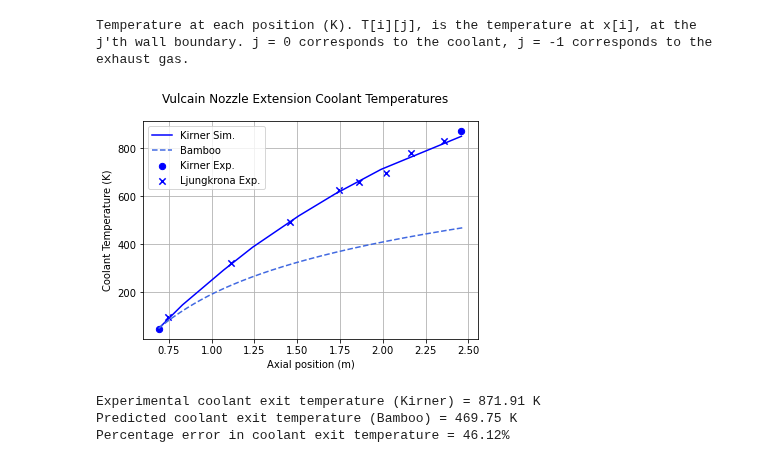
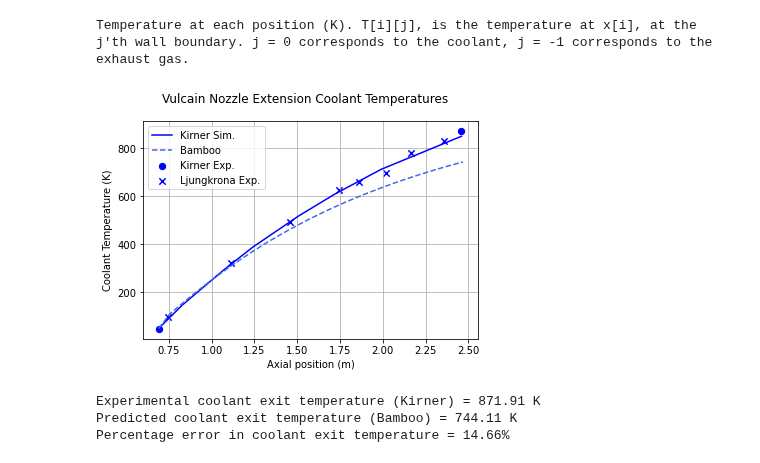
Before and after one commit to cuspaceflight/bamboo, a Jupyter notebook: Vulcain Nozzle Extension.ipynb, the cells around one changed output. Drawn from its saved outputs; the diff is of its cells as text; code cells hidden in the pictures.

```diff
--- a/Vulcain Nozzle Extension.ipynb
+++ b/Vulcain Nozzle Extension.ipynb
@@ -166,7 +166,7 @@ cooling_jacket = bam.CoolingJacket(T_coolant_in = data["Kirner"]["Extension Cool
                                    mdot_coolant = mdot_coolant,
                                    configuration = "spiral",
                                    channel_height = channel_height,
-                                   number_of_channels = number_of_channels,
+                                   number_of_fins = number_of_channels,
                                    blockage_ratio = blockage_ratio,
                                    roughness = roughness,
                                    channel_width = channel_width,
@@ -213,35 +213,35 @@ ax.plot(bamboo_results["x"],
         label= "Bamboo",
         color= "royalblue",
         linestyle = "--")
 
 # Plot their experimental datapoints
 ax.scatter(data["Kirner"]["Extension Coolant Temperature (Exp)"]["x"],
            data["Kirner"]["Extension Coolant Temperature (Exp)"]["y"],
            s = 40,
            marker = 'o',
            color = "blue",
            label = "Kirner Exp.")
 
 ax.scatter(data["Ljungkrona"]["Extension Coolant Temperature (Exp)"]["x"],
            data["Ljungkrona"]["Extension Coolant Temperature (Exp)"]["y"],
            s = 40,
            marker = 'x',
            color = "blue",
            label = "Ljungkrona Exp.")
 
 # Formatting
-ax.set_ylabel("Coolant temperature (K)")
+ax.set_ylabel("Coolant Temperature (K)")
 ax.set_xlabel("Axial position (m)")
 ax.grid()
 ax.legend()
 plt.show()
 
 print(f'Experimental coolant exit temperature (Kirner) = {data["Kirner"]["Extension Coolant Temperature (Exp)"]["y"][-1]:.2f} K')
 print(f'Predicted coolant exit temperature (Bamboo) = {bamboo_results["T_coolant"][-1]:.2f} K')
 percent_error = 100*(bamboo_results["T_coolant"][-1] - data["Kirner"]["Extension Coolant Temperature (Exp)"]["y"][-1])/data["Kirner"]["Extension Coolant Temperature (Exp)"]["y"][-1]
 print(f'Percentage error in coolant exit temperature = {abs(percent_error):.2f}%\n')
 # %% [output]
-[figure, old version]
+[figure, new version]
 Experimental coolant exit temperature (Kirner) = 871.91 K
-Predicted coolant exit temperature (Bamboo) = 469.75 K
-Percentage error in coolant exit temperature = 46.12%
+Predicted coolant exit temperature (Bamboo) = 744.11 K
+Percentage error in coolant exit temperature = 14.66%
```
Also changed, not shown: 11 other files.
